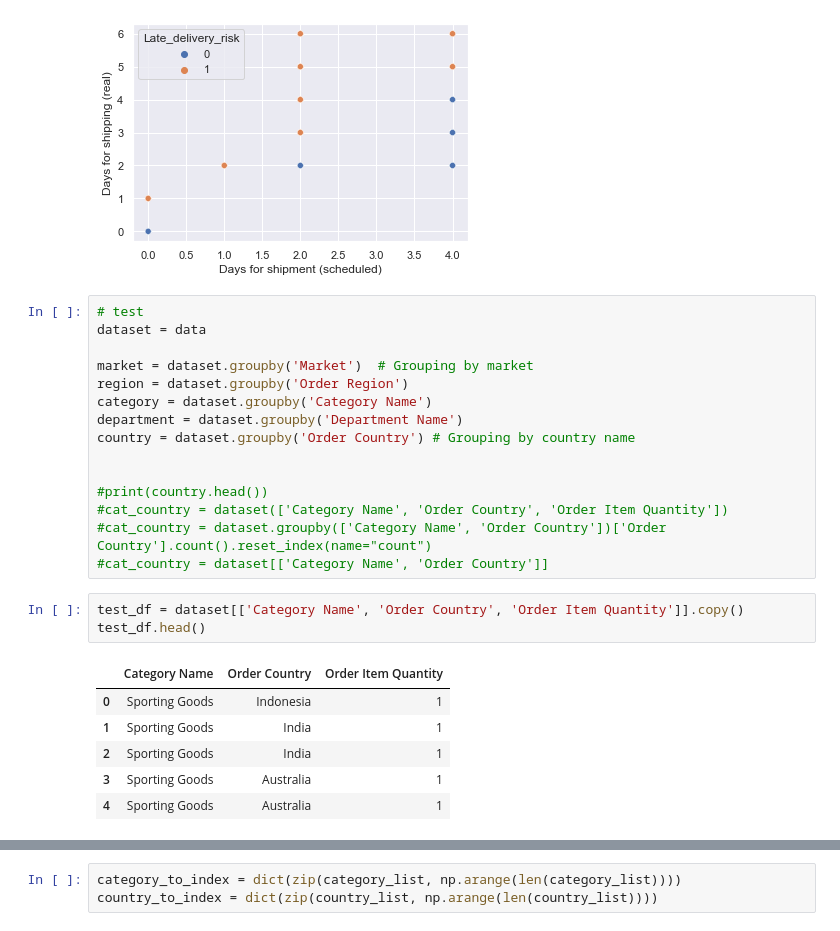
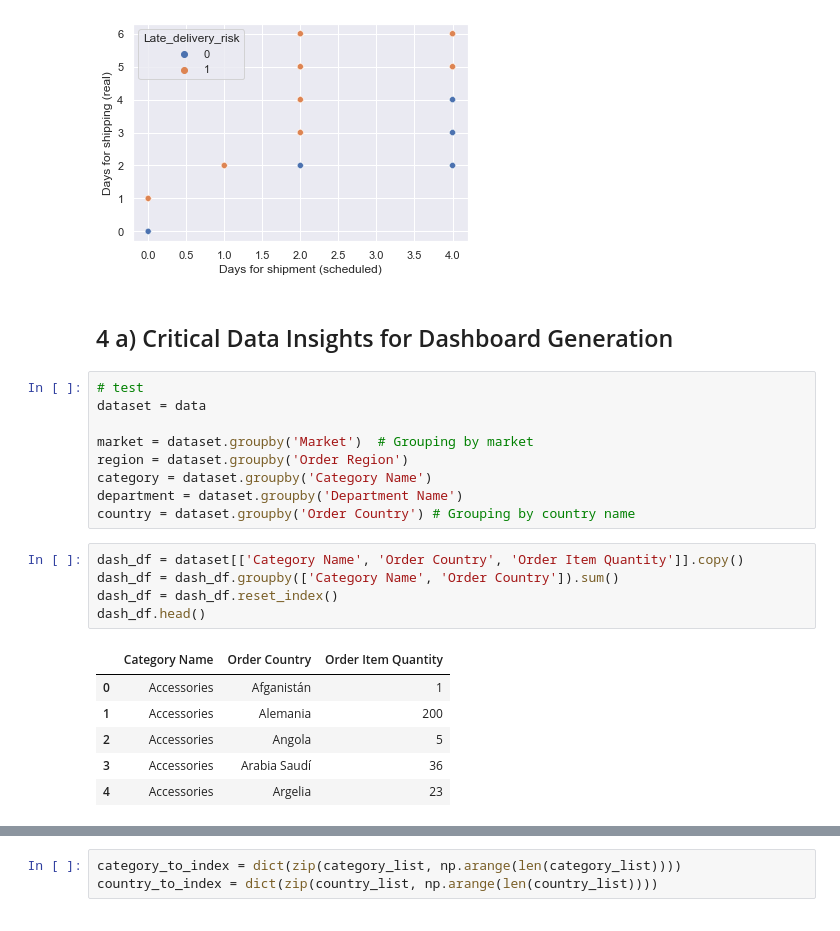
Before and after one commit to vishalsmak/supply-chain-orchestration, a Jupyter notebook: src/scm-notebook/scm_multi_model.ipynb, the cells around one changed output, grey strips where cells are left out. Saved outputs shown, nothing was run; the diff lists cells and outputs as text.

Commit message:
some more addition to the dashboard

```diff
--- a/src/scm-notebook/scm_multi_model.ipynb
+++ b/src/scm-notebook/scm_multi_model.ipynb
@@ -87,6 +87,8 @@ sns.scatterplot(x="Days for shipment (scheduled)",y="Days for shipping (real)",h
 # %% [output]
 <AxesSubplot:xlabel='Days for shipment (scheduled)', ylabel='Days for shipping (real)'>
 [figure]
+# %% [markdown]
+## 4 a) Critical Data Insights for Dashboard Generation
 # %%
 # test
 dataset = data
@@ -96,19 +98,15 @@ region = dataset.groupby('Order Region')
 category = dataset.groupby('Category Name')
 department = dataset.groupby('Department Name')
 country = dataset.groupby('Order Country') # Grouping by country name
-
-
-#print(country.head())
-#cat_country = dataset(['Category Name', 'Order Country', 'Order Item Quantity'])
-#cat_country = dataset.groupby(['Category Name', 'Order Country'])['Order Country'].count().reset_index(name="count")
-#cat_country = dataset[['Category Name', 'Order Country']]
 # %%
-test_df = dataset[['Category Name', 'Order Country', 'Order Item Quantity']].copy()
-test_df.head()
+dash_df = dataset[['Category Name', 'Order Country', 'Order Item Quantity']].copy()
+dash_df = dash_df.groupby(['Category Name', 'Order Country']).sum()
+dash_df = dash_df.reset_index()
+dash_df.head()
 # %% [output]
 |  | Category Name | Order Country | Order Item Quantity |
-| 0 | Sporting Goods | Indonesia | 1 |
-| 1 | Sporting Goods | India | 1 |
-| 2 | Sporting Goods | India | 1 |
-| 3 | Sporting Goods | Australia | 1 |
-| 4 | Sporting Goods | Australia | 1 |
+| 0 | Accessories | Afganistán | 1 |
+| 1 | Accessories | Alemania | 200 |
+| 2 | Accessories | Angola | 5 |
+| 3 | Accessories | Arabia Saudí | 36 |
+| 4 | Accessories | Argelia | 23 |
```
Also changed, not shown: parts of 5 cells of this notebook, 2 other files.
